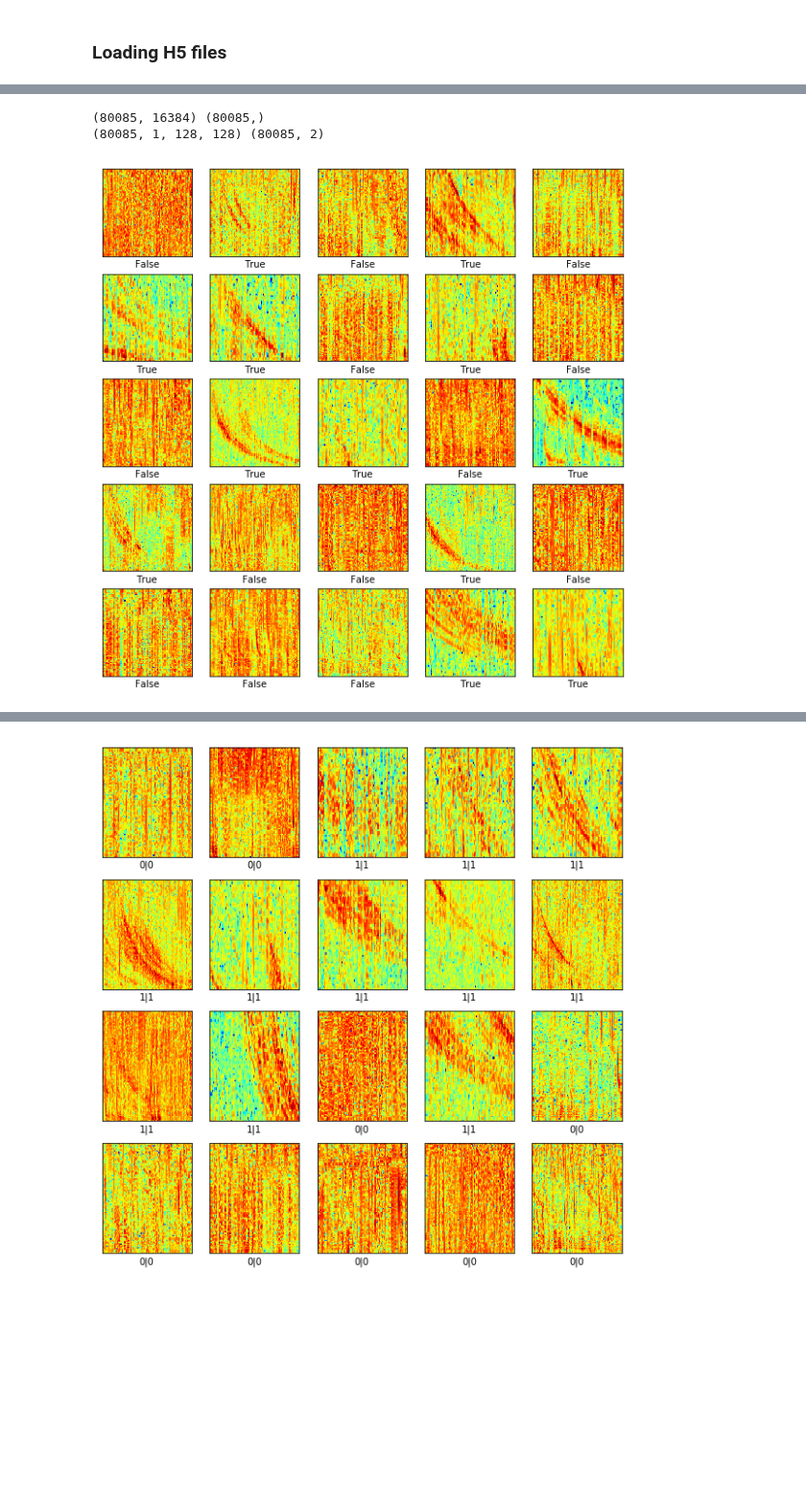
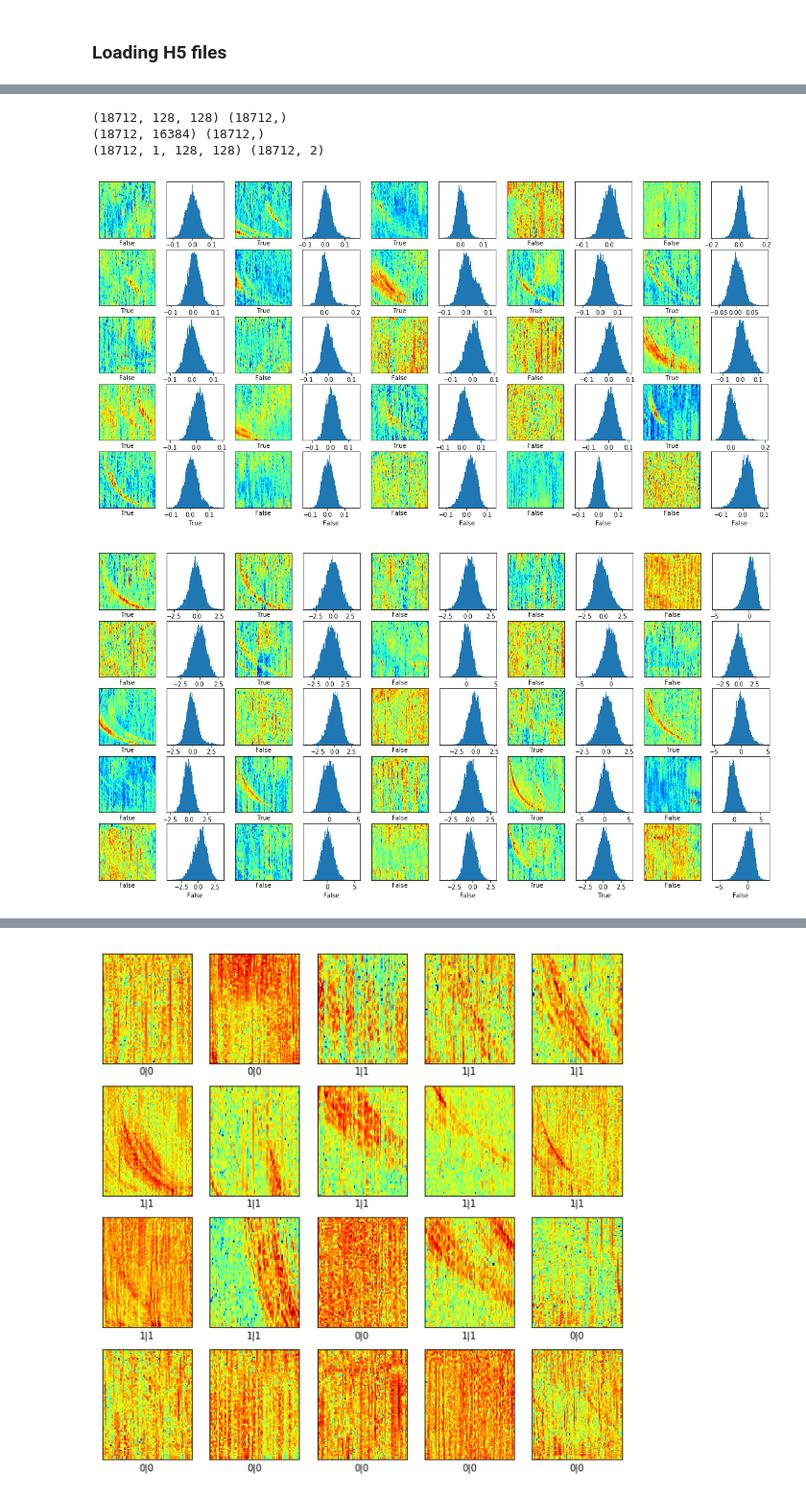
Before and after one commit to Kojey/MSc-whistler-waves-detector, a Jupyter notebook: ipy/experiments/model/conv_net.ipynb, the cells around one changed output, grey strips where cells are left out. Shown at 96% size. Drawn from its saved outputs; the diff is of its cells as text; code cells hidden in the pictures; blank space fills up the shorter version.

Commit message:
Result of cnn on random sample is more detailed

```diff
--- a/ipy/experiments/model/conv_net.ipynb
+++ b/ipy/experiments/model/conv_net.ipynb
@@ -80,4 +77,6 @@ Runtime: 64.52 seconds
 # %%
+data = np.copy(_data)
+evt = np.copy(_evt)
 print(data.shape, evt.shape)
 
 # suffle data
@@ -90,32 +89,74 @@ data, evt = zip(*data)
 data = np.array(data)
 evt = np.array(evt)
 
+data = data.reshape(len(data), parameters.clf_input_width*parameters.clf_input_height)
+print(data.shape, evt.shape)
+
+_data = np.copy(data)
+_evt = np.copy(evt)
+
+
 # scale data
 scaler = preprocessing.StandardScaler().fit(data)
+# save scaler
+standard_scaler = {"scaler": scaler}
+pickle.dump( standard_scaler, open( 'scaler.pickle', "wb" ) )
+# scale data
 data = scaler.transform(data)
 
-# reshpa for CNN
+# reshape for CNN
 data = data.reshape((len(data),parameters.clf_input_depth,
               parameters.clf_input_width,
               parameters.clf_input_height))
 evt = np_utils.to_categorical(evt)
+
 print(data.shape, evt.shape)
 # %% [output]
-(80085, 16384) (80085,)
-(80085, 1, 128, 128) (80085, 2)
+(18712, 128, 128) (18712,)
+(18712, 16384) (18712,)
+(18712, 1, 128, 128) (18712, 2)
+# %%
+_data = _data.reshape((len(_data),parameters.clf_input_depth,
+              parameters.clf_input_width,
+              parameters.clf_input_height))
+_evt = np_utils.to_categorical(_evt)
+plt.figure(figsize=(10*2,10))
+for i in range(0,25*2,2):
+    k = np.random.randint(len(_data))
+    plt.subplot(5,5*2,i+1)
+    plt.xticks([])
+    plt.yticks([])
+    plt.grid(False)
+    plt.pcolormesh(_data[k][0], cmap='jet')
+    plt.xlabel(np.bool_(evt[k][1]))
+    plt.subplot(5,5*2,i+2)
+    plt.yticks([])
+    plt.grid(False)
+    plt.hist(_data[k][0].flatten(), bins='auto')
+    plt.xlabel(np.bool_(evt[k][1]))
+#     spectrogram_plot(data[k][0])
+plt.show()
+# %% [output]
+[figure, added]
 # %%
-plt.figure(figsize=(10,10))
-for i in range(25):
-    plt.subplot(5,5,i+1)
+plt.figure(figsize=(10*2,10))
+for i in range(0,25*2,2):
+    k = np.random.randint(len(data))
+    plt.subplot(5,5*2,i+1)
     plt.xticks([])
     plt.yticks([])
     plt.grid(False)
-    k = np.random.randint(len(data))
     plt.pcolormesh(data[k][0], cmap='jet')
     plt.xlabel(np.bool_(evt[k][1]))
+    plt.subplot(5,5*2,i+2)
+    plt.yticks([])
+    plt.grid(False)
+    plt.hist(data[k][0].flatten(), bins='auto')
+    plt.xlabel(np.bool_(evt[k][1]))
+#     spectrogram_plot(data[k][0])
 plt.show()
 # %% [output]
-[figure, old version]
+[figure, new version]
 # %%
 def create_model():
     # create the model
```
Also changed, not shown: parts of 6 cells of this notebook, 7 other files.
